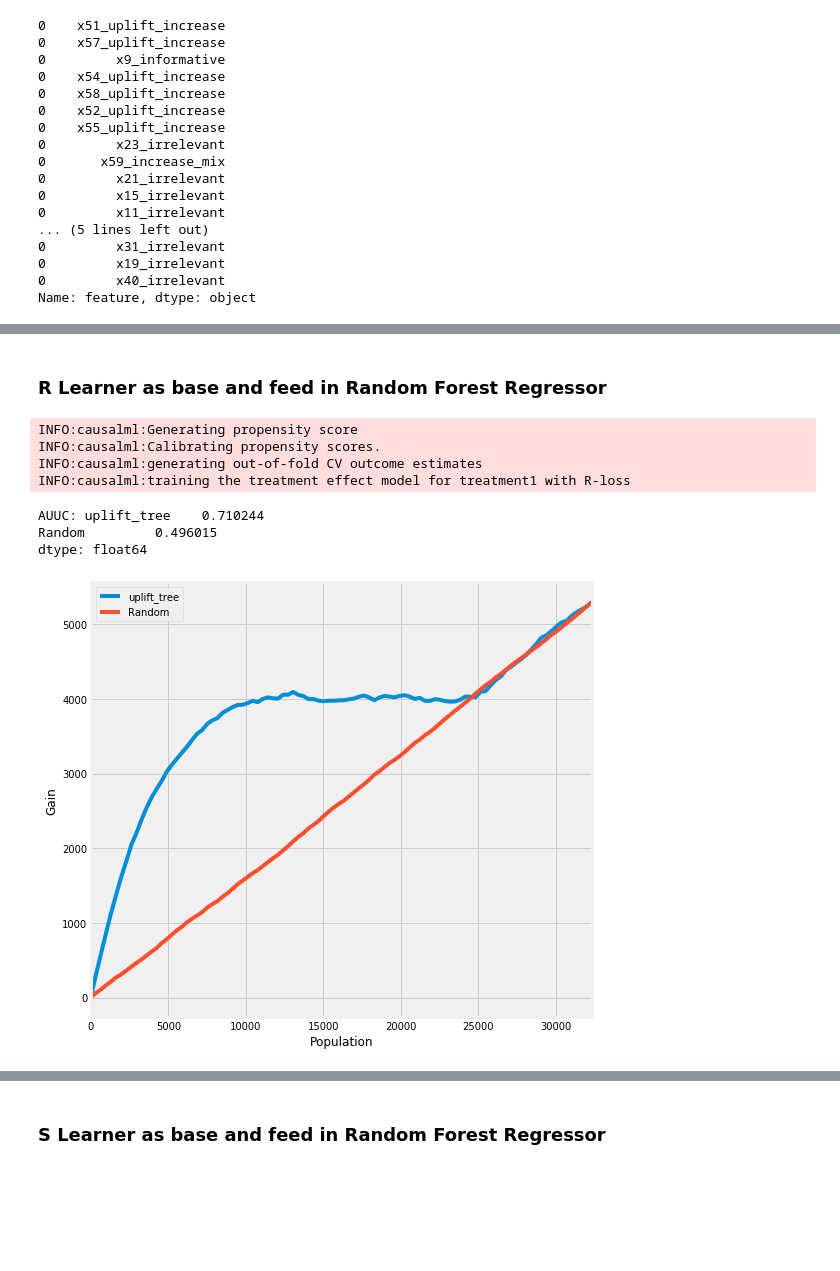
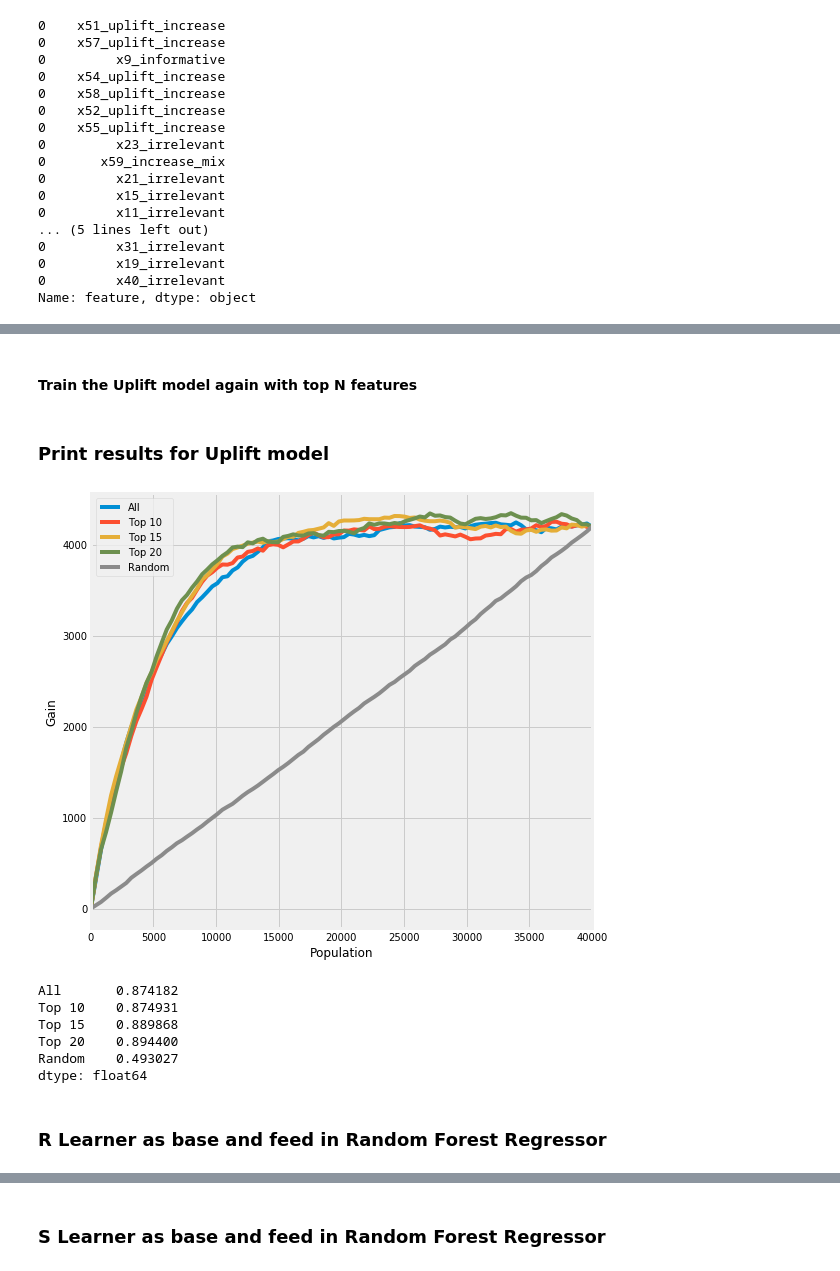
Before and after one commit to uber/causalml, a Jupyter notebook: examples/feature_selection.ipynb, the cells around one changed output, grey strips where cells are left out. Drawn from its saved outputs; the diff is of its cells as text; code cells hidden in the pictures; blank space fills up the shorter version.

Commit message:
1. Combine feature selection in the same uplift curve graph for easier comparison  2. Simplify the code

```diff
--- a/examples/feature_selection.ipynb
+++ b/examples/feature_selection.ipynb
@@ -288,0 +199,5 @@ def model_train(model, df_train, df_test, features, y_name='conversion'):
+# %%
+# convert treatment column to 1 (treatment1) and 0 (control)
+treatments = np.where((df_test['treatment_group_key']=='treatment1'), 1, 0)
+print(treatments[:10])
+print(df_test['treatment_group_key'][:10])
@@ -394,3 +289,52 @@ dtype: float64
+# %% [markdown]
+#### Train the Uplift model again with top N features
+# %%
+# using top 10 features
+features = top_10_features
+
+uplift_model.fit(X = df_train[features].values,
+                 treatment = df_train['treatment_group_key'].values,
+                 y = df_train[y_name].values)
+y_preds_t10 = uplift_model.predict(df_test[features].values)
+# %%
+# using top 15 features
+features = top_15_features
+
+uplift_model.fit(X = df_train[features].values,
+                 treatment = df_train['treatment_group_key'].values,
+                 y = df_train[y_name].values)
+y_preds_t15 = uplift_model.predict(df_test[features].values)
+# %%
+# using top 20 features
+features = top_20_features
+
+uplift_model.fit(X = df_train[features].values,
+                 treatment = df_train['treatment_group_key'].values,
+                 y = df_train[y_name].values)
+y_preds_t20 = uplift_model.predict(df_test[features].values)
+# %% [markdown]
+### Print results for Uplift model
+# %%
+df_preds = pd.DataFrame([y_preds.ravel(),
+                         y_preds_t10.ravel(),
+                         y_preds_t15.ravel(),
+                         y_preds_t20.ravel(),
+                         treatments,
+                         df_test[y_name].ravel()],
+                        index=['All', 'Top 10', 'Top 15', 'Top 20', 'is_treated', y_name]).T
+
+plot_gain(df_preds, outcome_col=y_name, treatment_col='is_treated')
+# %% [output]
+[figure, added]
+# %%
+auuc_score(df_preds, outcome_col=y_name, treatment_col='is_treated')
+# %% [output]
+All       0.874182
+Top 10    0.874931
+Top 15    0.889868
+Top 20    0.894400
+Random    0.493027
+dtype: float64
 # %% [markdown]
 ### R Learner as base and feed in Random Forest Regressor
 # %%
@@ -401,15 +345,3 @@ r_rf_learner = BaseRRegressor(
         min_samples_leaf = 100
     ),
 control_name='control')
-# %%
-# all features
-r_rf_res, _ = model_train(r_rf_learner, df_train, df_test, X_names)
-# %% [output]
-INFO:causalml:Generating propensity score
-INFO:causalml:Calibrating propensity scores.
-INFO:causalml:generating out-of-fold CV outcome estimates
-INFO:causalml:training the treatment effect model for treatment1 with R-loss
-AUUC: uplift_tree    0.710244
-Random         0.496015
-dtype: float64
-[figure, removed]
```
Also changed, not shown: parts of 33 cells of this notebook.
